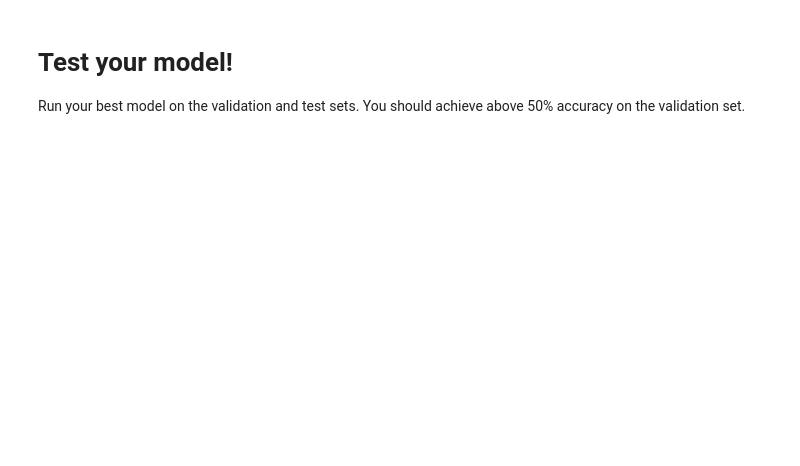
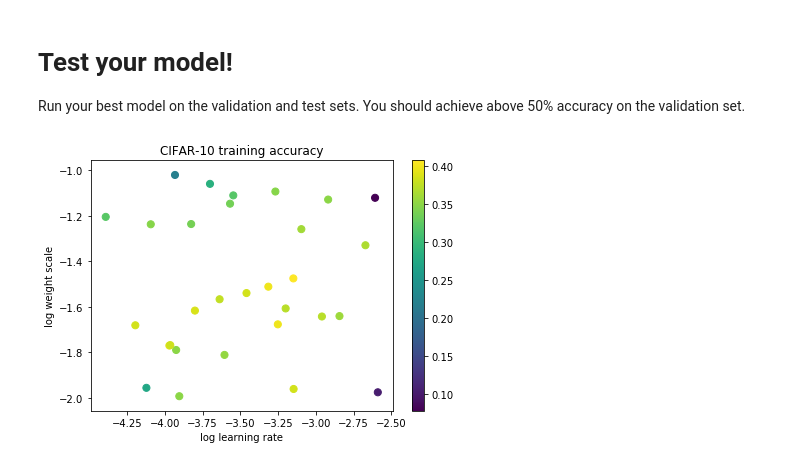
Before and after one commit to tomasz-lewicki/CS231n, a Jupyter notebook: assignment2/FullyConnectedNets.ipynb, the cells around one changed output. Cells and saved outputs as stored; diff of their text form; code cells hidden in the pictures; blank space fills up the shorter version.

```diff
--- a/assignment2/FullyConnectedNets.ipynb
+++ b/assignment2/FullyConnectedNets.ipynb
@@ -728,6 +939,32 @@ pass
 # %% [markdown]
 # Test your model!
 Run your best model on the validation and test sets. You should achieve above 50% accuracy on the validation set.
+# %%
+scat_learning_rates = [x[0] for x in solvers]
+scat_weight_scales = [x[1] for x in solvers]
+
+values = [solvers[x].val_acc_history[-1] for x in solvers]
+# %%
+# Visualize the cross-validation results
+
+
+x_scatter = np.log10(scat_learning_rates)
+y_scatter = np.log10(scat_weight_scales)
+
+plt.subplots_adjust(bottom=0, right=1, top=2, hspace=0.3)
+
+# plot training accuracy
+marker_size = 50
+plt.subplot(2, 1, 1)
+plt.scatter(x_scatter, y_scatter, marker_size, c=values, cmap='viridis')
+plt.colorbar()
+plt.xlabel('log learning rate')
+plt.ylabel('log weight scale')
+plt.title('CIFAR-10 training accuracy')
+
+plt.show()
+# %% [output]
+[figure, added]
 # %%
 y_test_pred = np.argmax(best_model.loss(data['X_test']), axis=1)
 y_val_pred = np.argmax(best_model.loss(data['X_val']), axis=1)
```
Also changed, not shown: parts of 20 cells of this notebook, 2 other files.
